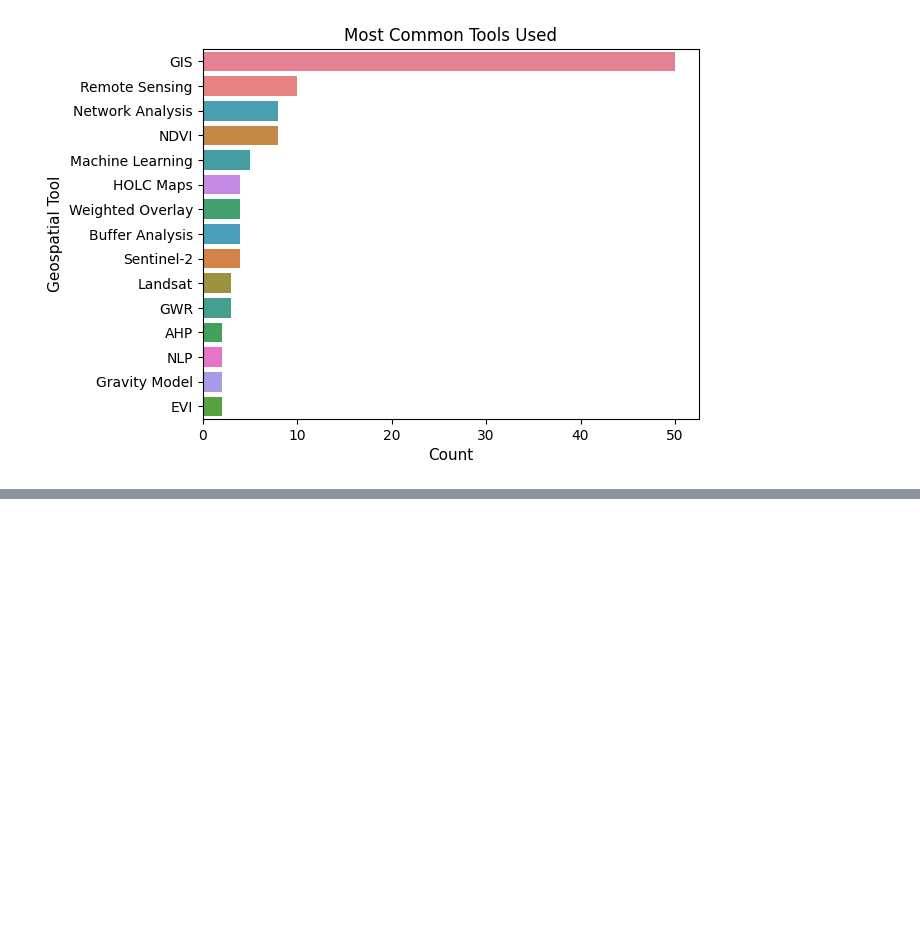
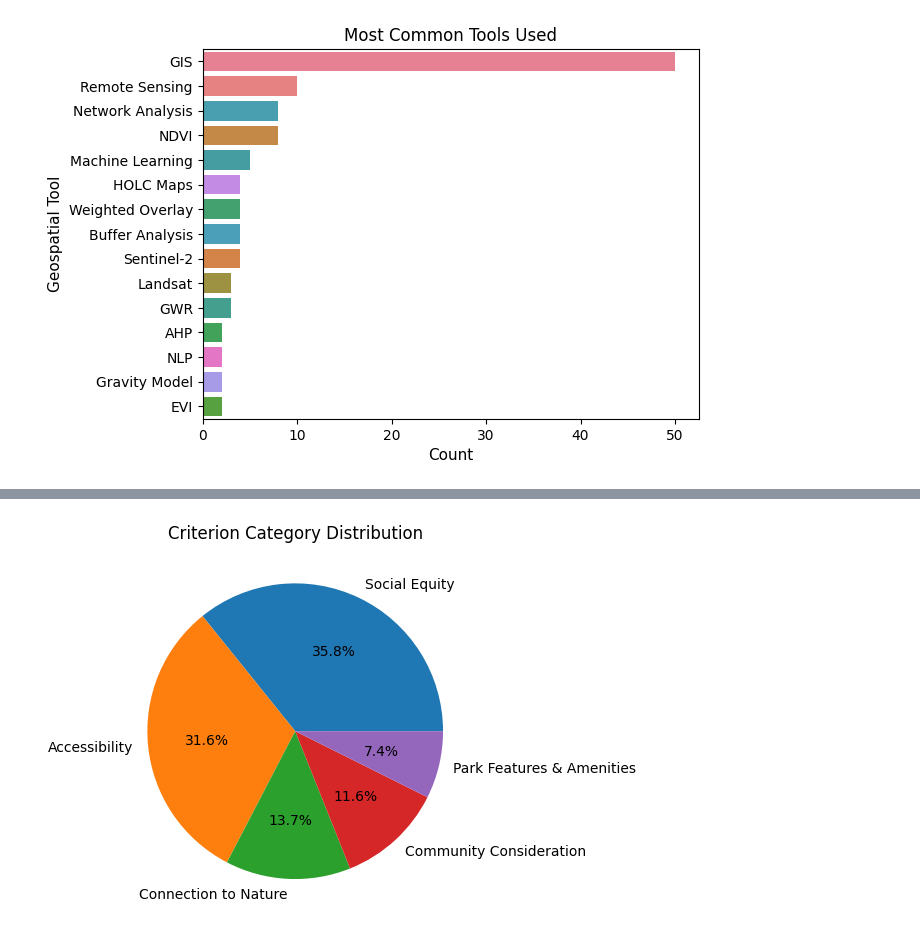
Before and after one commit to lurplee/greenspace_project, a Jupyter notebook: green_notebook.ipynb, the cells around one changed output, grey strips where cells are left out. Saved outputs shown, nothing was run; the diff lists cells and outputs as text; code cells hidden in the pictures; blank space fills up the shorter version.

```diff
--- a/green_notebook.ipynb
+++ b/green_notebook.ipynb
@@ -24,0 +36,6 @@ Text(0.5, 1.0, 'Most Common Tools Used')
+# %%
+plt.pie(x=df_criteria["category"].value_counts().values, labels = df_criteria["category"].value_counts().index, autopct="%1.1f%%")
+plt.title("Criterion Category Distribution")
+plt.show()
+# %% [output]
+[figure, added]
```
Also changed, not shown: parts of 1 cell of this notebook.
